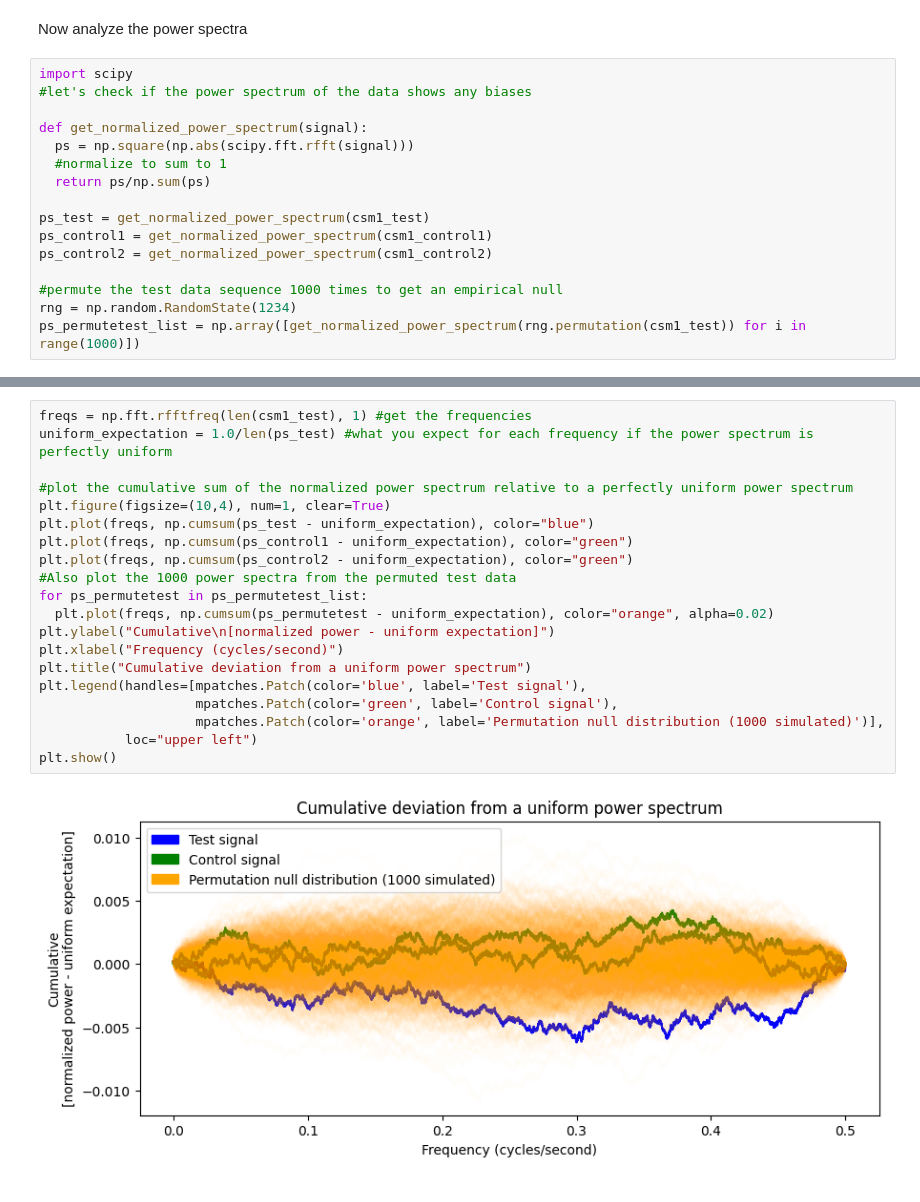
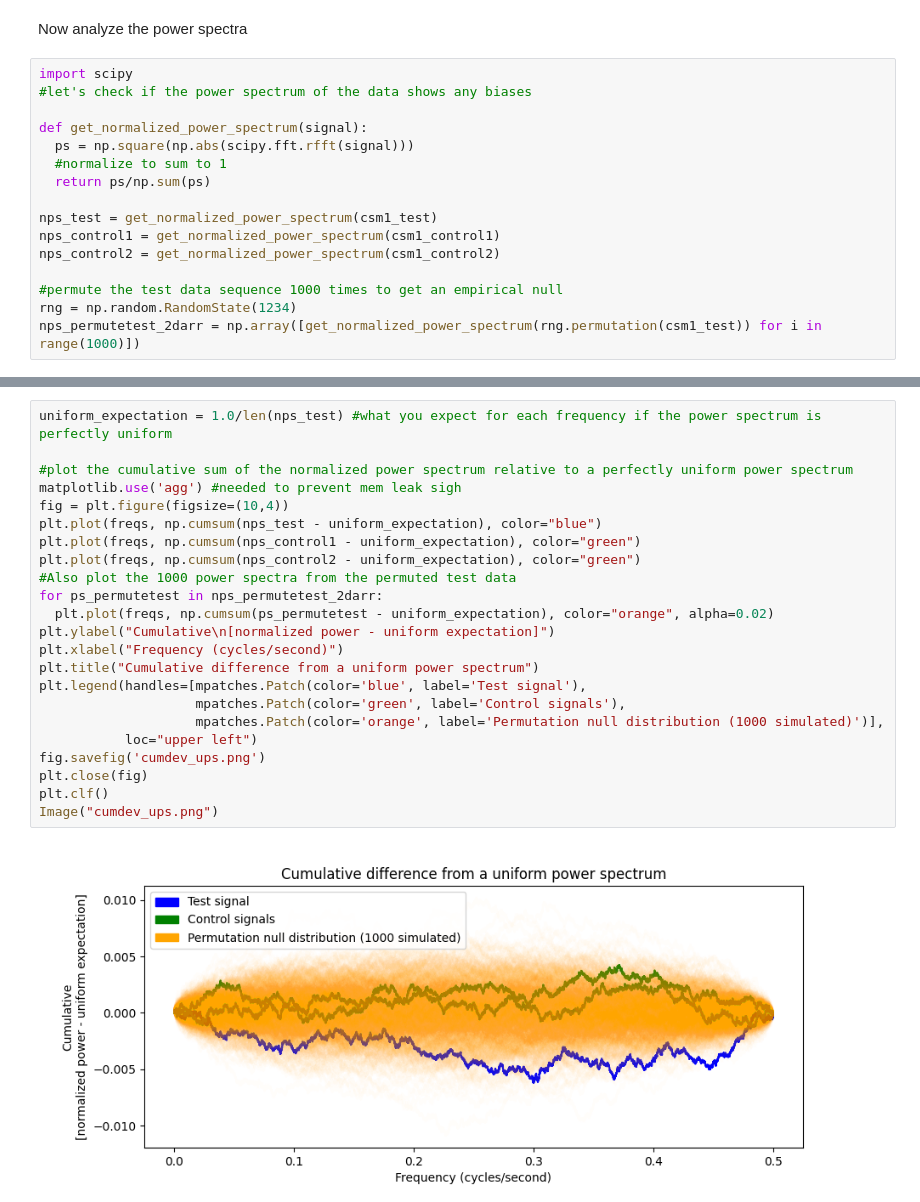
Before and after one commit to AvantiShri/gcp_analysis, a Jupyter notebook: Valentines2009_powerspectrum.ipynb, the cells around one changed output, grey strips where cells are left out. Drawn from its saved outputs; the diff is of its cells as text.

```diff
--- a/Valentines2009_powerspectrum.ipynb
+++ b/Valentines2009_powerspectrum.ipynb
@@ -114,10 +129,10 @@ def get_normalized_power_spectrum(signal):
   #normalize to sum to 1
   return ps/np.sum(ps)
 
-ps_test = get_normalized_power_spectrum(csm1_test)
-ps_control1 = get_normalized_power_spectrum(csm1_control1)
-ps_control2 = get_normalized_power_spectrum(csm1_control2)
+nps_test = get_normalized_power_spectrum(csm1_test)
+nps_control1 = get_normalized_power_spectrum(csm1_control1)
+nps_control2 = get_normalized_power_spectrum(csm1_control2)
 
 #permute the test data sequence 1000 times to get an empirical null
 rng = np.random.RandomState(1234)
-ps_permutetest_list = np.array([get_normalized_power_spectrum(rng.permutation(csm1_test)) for i in range(1000)])
+nps_permutetest_2darr = np.array([get_normalized_power_spectrum(rng.permutation(csm1_test)) for i in range(1000)])
@@ -124,23 +257,26 @@ ps_permutetest_list = np.array([get_normalized_power_spectrum(rng.permutation(cs
 # %%
-freqs = np.fft.rfftfreq(len(csm1_test), 1) #get the frequencies
-uniform_expectation = 1.0/len(ps_test) #what you expect for each frequency if the power spectrum is perfectly uniform
+uniform_expectation = 1.0/len(nps_test) #what you expect for each frequency if the power spectrum is perfectly uniform
 
 #plot the cumulative sum of the normalized power spectrum relative to a perfectly uniform power spectrum
-plt.figure(figsize=(10,4), num=1, clear=True)
-plt.plot(freqs, np.cumsum(ps_test - uniform_expectation), color="blue")
-plt.plot(freqs, np.cumsum(ps_control1 - uniform_expectation), color="green")
-plt.plot(freqs, np.cumsum(ps_control2 - uniform_expectation), color="green")
+matplotlib.use('agg') #needed to prevent mem leak sigh
+fig = plt.figure(figsize=(10,4))
+plt.plot(freqs, np.cumsum(nps_test - uniform_expectation), color="blue")
+plt.plot(freqs, np.cumsum(nps_control1 - uniform_expectation), color="green")
+plt.plot(freqs, np.cumsum(nps_control2 - uniform_expectation), color="green")
 #Also plot the 1000 power spectra from the permuted test data
-for ps_permutetest in ps_permutetest_list:
+for ps_permutetest in nps_permutetest_2darr:
   plt.plot(freqs, np.cumsum(ps_permutetest - uniform_expectation), color="orange", alpha=0.02)
 plt.ylabel("Cumulative\n[normalized power - uniform expectation]")
 plt.xlabel("Frequency (cycles/second)")
-plt.title("Cumulative deviation from a uniform power spectrum")
+plt.title("Cumulative difference from a uniform power spectrum")
 plt.legend(handles=[mpatches.Patch(color='blue', label='Test signal'),
-                    mpatches.Patch(color='green', label='Control signal'),
+                    mpatches.Patch(color='green', label='Control signals'),
                     mpatches.Patch(color='orange', label='Permutation null distribution (1000 simulated)')],
            loc="upper left")
-plt.show()
+fig.savefig('cumdev_ups.png')
+plt.close(fig)
+plt.clf()
+Image("cumdev_ups.png")
 # %% [output]
-[figure, old version]
+[figure, new version]
 # %%
```
Also changed, not shown: parts of 8 cells of this notebook.
